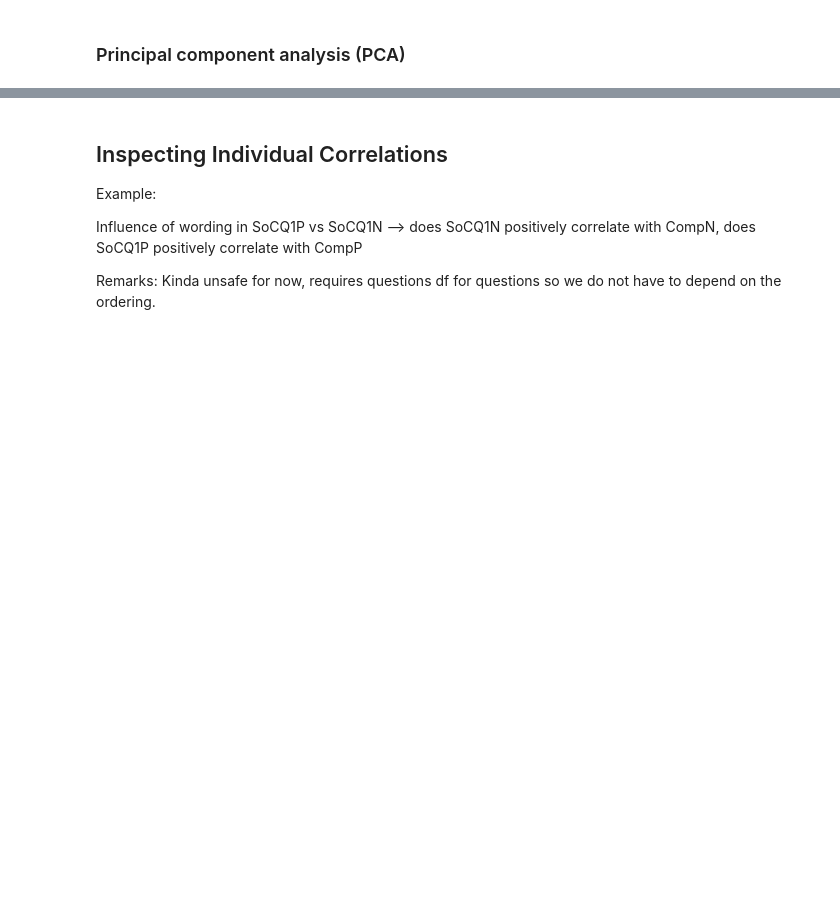
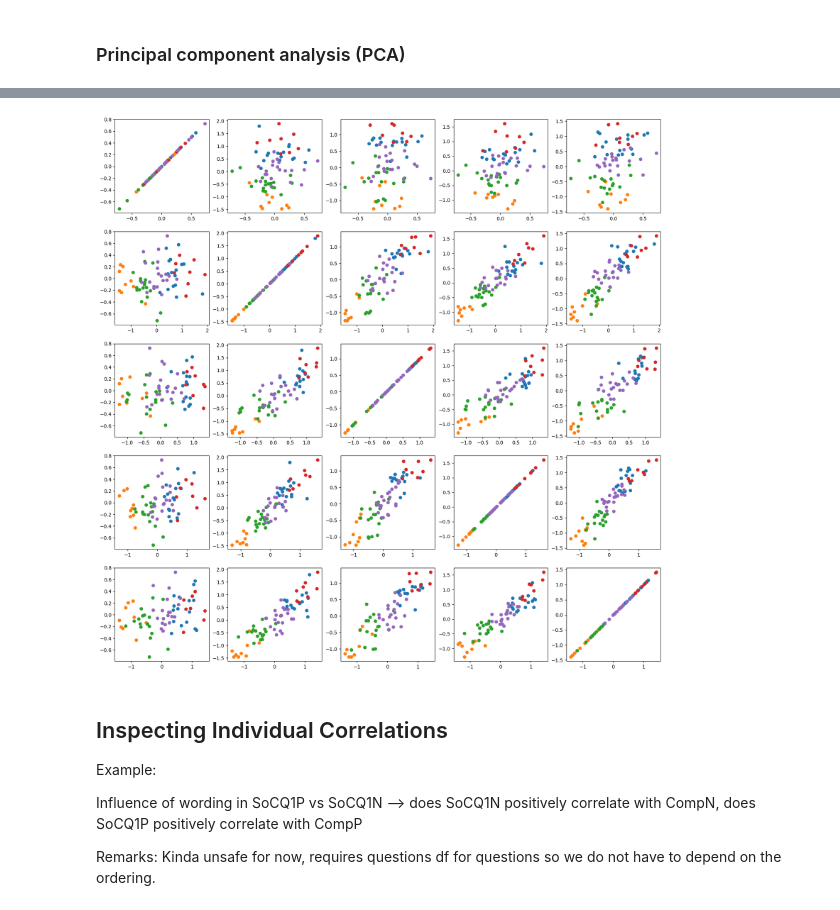
Before and after one commit to msokol99/Wellbeing-data-analysis, a Jupyter notebook: data-analysis.ipynb, the cells around one changed output, grey strips where cells are left out. Saved outputs shown, nothing was run; the diff lists cells and outputs as text; code cells hidden in the pictures; blank space fills up the shorter version.

Commit message:
pca clustering

```diff
--- a/data-analysis.ipynb
+++ b/data-analysis.ipynb
@@ -735,3 +725,20 @@ with plt.style.context(('ggplot')):
+# %%
+from sklearn.cluster import KMeans
+# getting the naming right:
+pc_transformed_dataset = principalComponents
+clusters = KMeans(5).fit(pc_transformed_dataset)
+# %%
+n_pcs=5
+
+_, ax = plt.subplots(n_pcs,n_pcs, figsize=(20,20))
+for pc in np.ndindex(n_pcs, n_pcs):
+    for cluster in range(5):
+        pc_x = pc_transformed_dataset.iloc[:,pc[0]][clusters.labels_==cluster]
+        pc_y = pc_transformed_dataset.iloc[:,pc[1]][clusters.labels_==cluster]
+        ax[pc].scatter(pc_x, pc_y)
+plt.show()
+# %% [output]
+[figure, added]
 # %% [markdown]
 ## Inspecting Individual Correlations
 Example:
```
Also changed, not shown: parts of 10 cells of this notebook, 1 other file.
